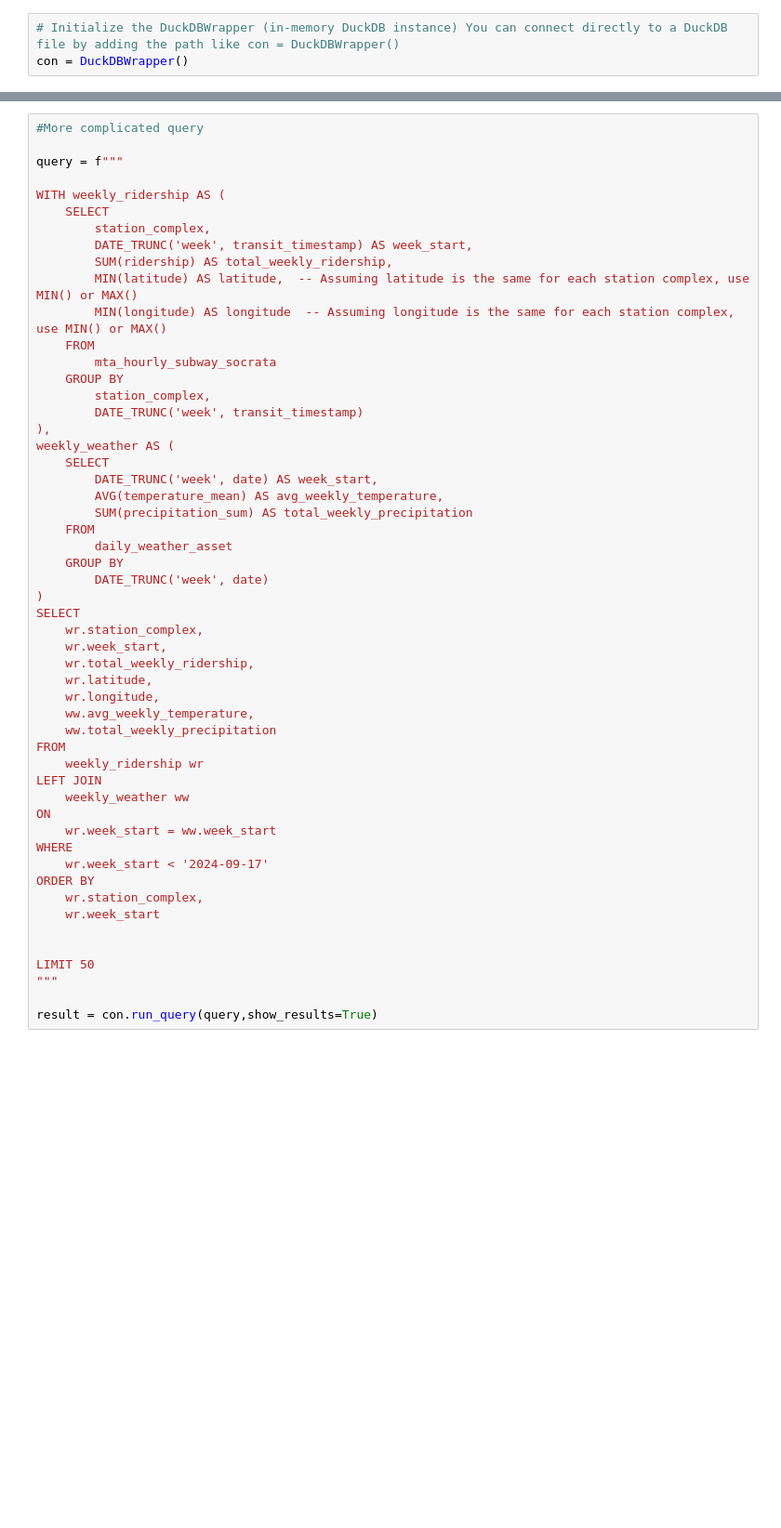
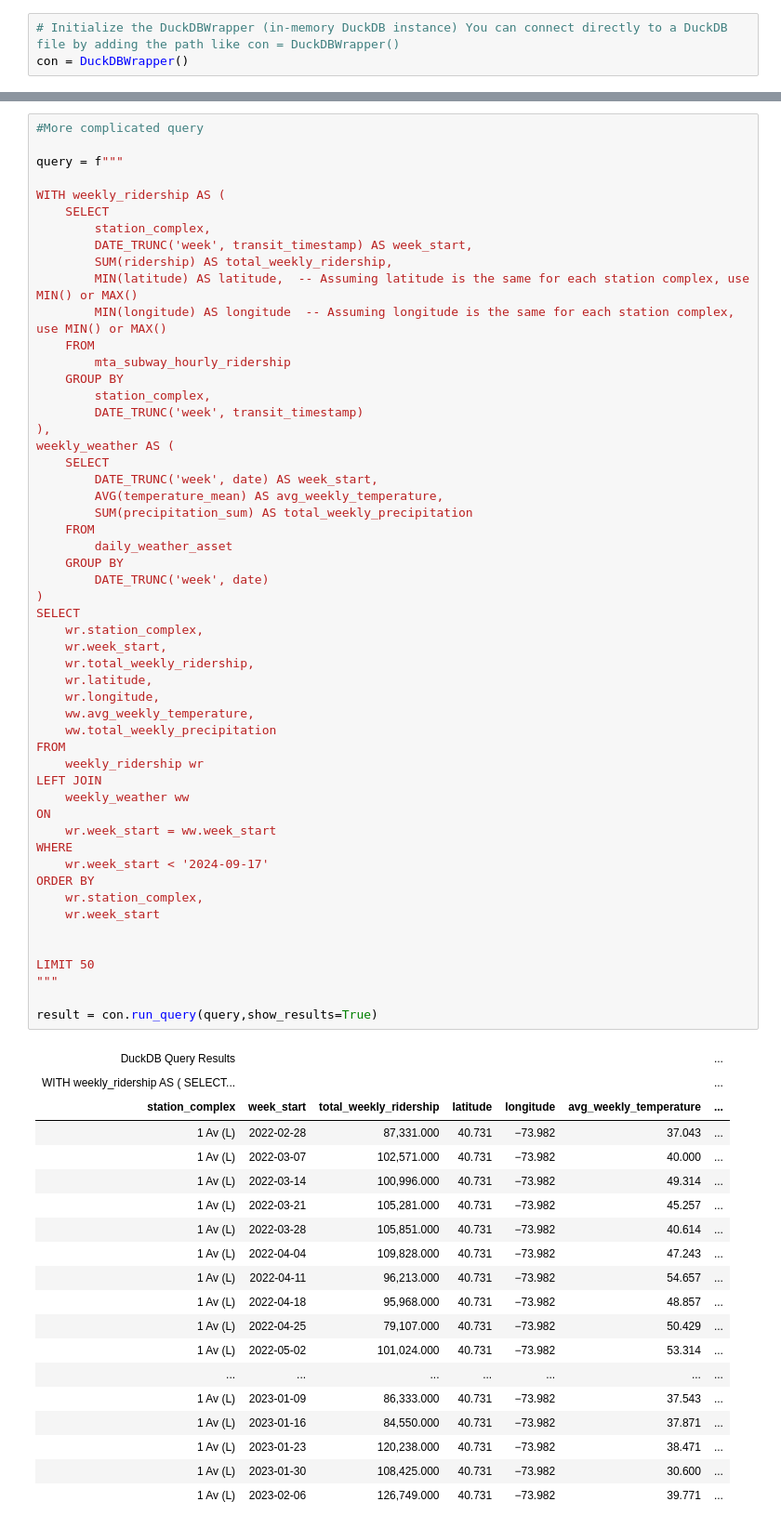
Before and after one commit to ChristianCasazza/mtadata, a Jupyter notebook: notebooks/EDA.ipynb, the cells around one changed output, grey strips where cells are left out. Shown: that part at 93% size. Drawn from its saved outputs; the diff is of its cells as text; blank space fills up the shorter version.

```diff
--- a/notebooks/EDA.ipynb
+++ b/notebooks/EDA.ipynb
@@ -364,7 +417,7 @@ WITH weekly_ridership AS (
         MIN(latitude) AS latitude,  -- Assuming latitude is the same for each station complex, use MIN() or MAX()
         MIN(longitude) AS longitude  -- Assuming longitude is the same for each station complex, use MIN() or MAX()
     FROM
-        mta_hourly_subway_socrata
+        mta_subway_hourly_ridership
     GROUP BY
         station_complex,
         DATE_TRUNC('week', transit_timestamp)
@@ -377,33 +430,53 @@ weekly_weather AS (
     FROM
         daily_weather_asset
     GROUP BY
         DATE_TRUNC('week', date)
 )
 SELECT
     wr.station_complex,
     wr.week_start,
     wr.total_weekly_ridership,
     wr.latitude,
     wr.longitude,
     ww.avg_weekly_temperature,
     ww.total_weekly_precipitation
 FROM
     weekly_ridership wr
 LEFT JOIN
     weekly_weather ww
 ON
     wr.week_start = ww.week_start
 WHERE
     wr.week_start < '2024-09-17'
 ORDER BY
     wr.station_complex,
     wr.week_start
 
 
 LIMIT 50
 """
 
 result = con.run_query(query,show_results=True)
+# %% [output]
+| DuckDB Query Results |  |  |  |  |  | ... |
+| WITH weekly_ridership AS ( SELECT... |  |  |  |  |  | ... |
+| station_complex | week_start | total_weekly_ridership | latitude | longitude | avg_weekly_temperature | ... |
+| 1 Av (L) | 2022-02-28 | 87,331.000 | 40.731 | −73.982 | 37.043 | ... |
+| 1 Av (L) | 2022-03-07 | 102,571.000 | 40.731 | −73.982 | 40.000 | ... |
+| 1 Av (L) | 2022-03-14 | 100,996.000 | 40.731 | −73.982 | 49.314 | ... |
+| 1 Av (L) | 2022-03-21 | 105,281.000 | 40.731 | −73.982 | 45.257 | ... |
+| 1 Av (L) | 2022-03-28 | 105,851.000 | 40.731 | −73.982 | 40.614 | ... |
+| 1 Av (L) | 2022-04-04 | 109,828.000 | 40.731 | −73.982 | 47.243 | ... |
+| 1 Av (L) | 2022-04-11 | 96,213.000 | 40.731 | −73.982 | 54.657 | ... |
+| 1 Av (L) | 2022-04-18 | 95,968.000 | 40.731 | −73.982 | 48.857 | ... |
+| 1 Av (L) | 2022-04-25 | 79,107.000 | 40.731 | −73.982 | 50.429 | ... |
+| 1 Av (L) | 2022-05-02 | 101,024.000 | 40.731 | −73.982 | 53.314 | ... |
+| ... | ... | ... | ... | ... | ... | ... |
+| 1 Av (L) | 2023-01-09 | 86,333.000 | 40.731 | −73.982 | 37.543 | ... |
+| 1 Av (L) | 2023-01-16 | 84,550.000 | 40.731 | −73.982 | 37.871 | ... |
+| 1 Av (L) | 2023-01-23 | 120,238.000 | 40.731 | −73.982 | 38.471 | ... |
+| 1 Av (L) | 2023-01-30 | 108,425.000 | 40.731 | −73.982 | 30.600 | ... |
+| 1 Av (L) | 2023-02-06 | 126,749.000 | 40.731 | −73.982 | 39.771 | ... |
 # %%
 # Show the tables registered
 con.show_tables()
```
Also changed, not shown: parts of 7 cells of this notebook, 8 other files.
